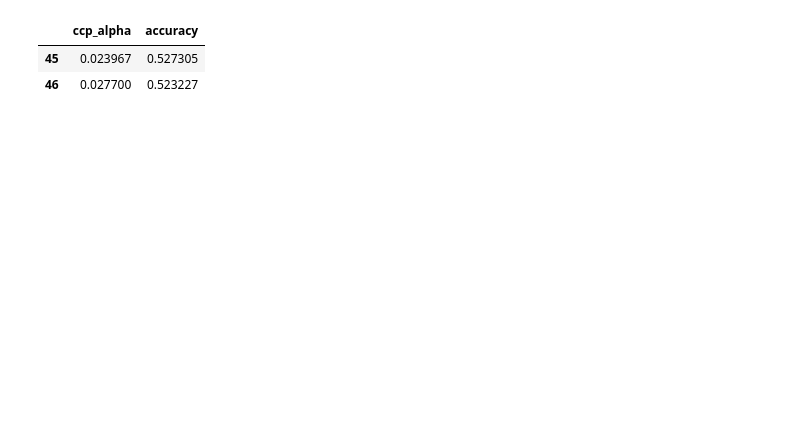
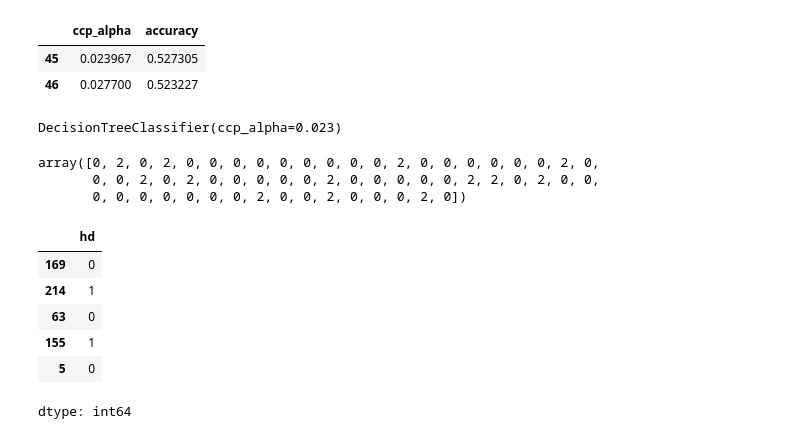
Before and after one commit to manjunathsirur1994/Decision_Trees, a Jupyter notebook: Decision_Tree.ipynb, the cells around one changed output. Cells and saved outputs as stored; diff of their text form; code cells hidden in the pictures; blank space fills up the shorter version.

```diff
--- a/Decision_Tree.ipynb
+++ b/Decision_Tree.ipynb
@@ -372,3 +372,25 @@ alpha_results[(alpha_results['ccp_alpha'] > 0.02)&(alpha_results['ccp_alpha'] <
 | 46 | 0.027700 | 0.523227 |
 # %%
 ideal_alpha = 0.023
+# %%
+clf_dt = DecisionTreeClassifier(ccp_alpha=ideal_alpha)
+clf_dt.fit(x_train, y_train)
+# %% [output]
+DecisionTreeClassifier(ccp_alpha=0.023)
+# %%
+y_pred = clf_dt.predict(x_test)
+y_pred
+# %% [output]
+array([0, 2, 0, 2, 0, 0, 0, 0, 0, 0, 0, 0, 0, 2, 0, 0, 0, 0, 0, 0, 2, 0,
+       0, 0, 2, 0, 2, 0, 0, 0, 0, 0, 2, 0, 0, 0, 0, 0, 2, 2, 0, 2, 0, 0,
+       0, 0, 0, 0, 0, 0, 0, 2, 0, 0, 2, 0, 0, 0, 2, 0])
+# %%
+y_test.head()
+# %% [output]
+|  | hd |
+| 169 | 0 |
+| 214 | 1 |
+| 63 | 0 |
+| 155 | 1 |
+| 5 | 0 |
+dtype: int64
```
Also changed, not shown: parts of 10 cells of this notebook.
